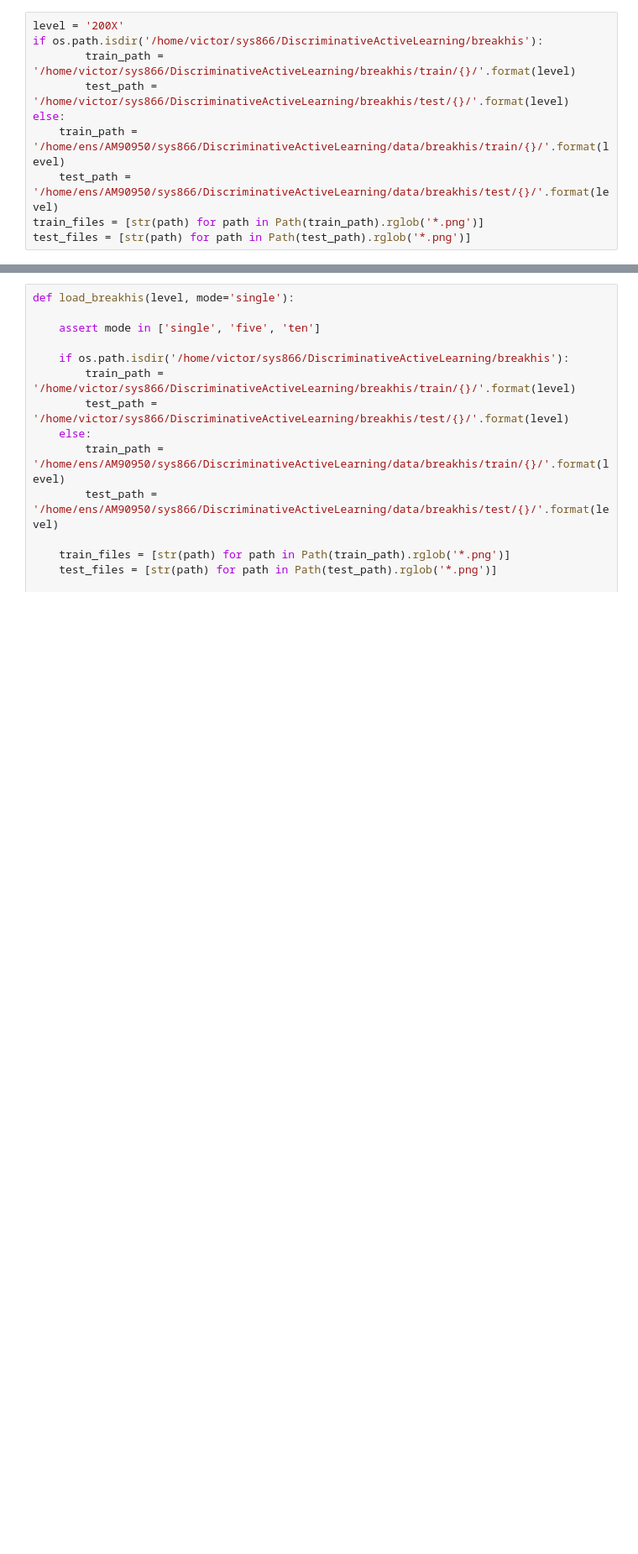
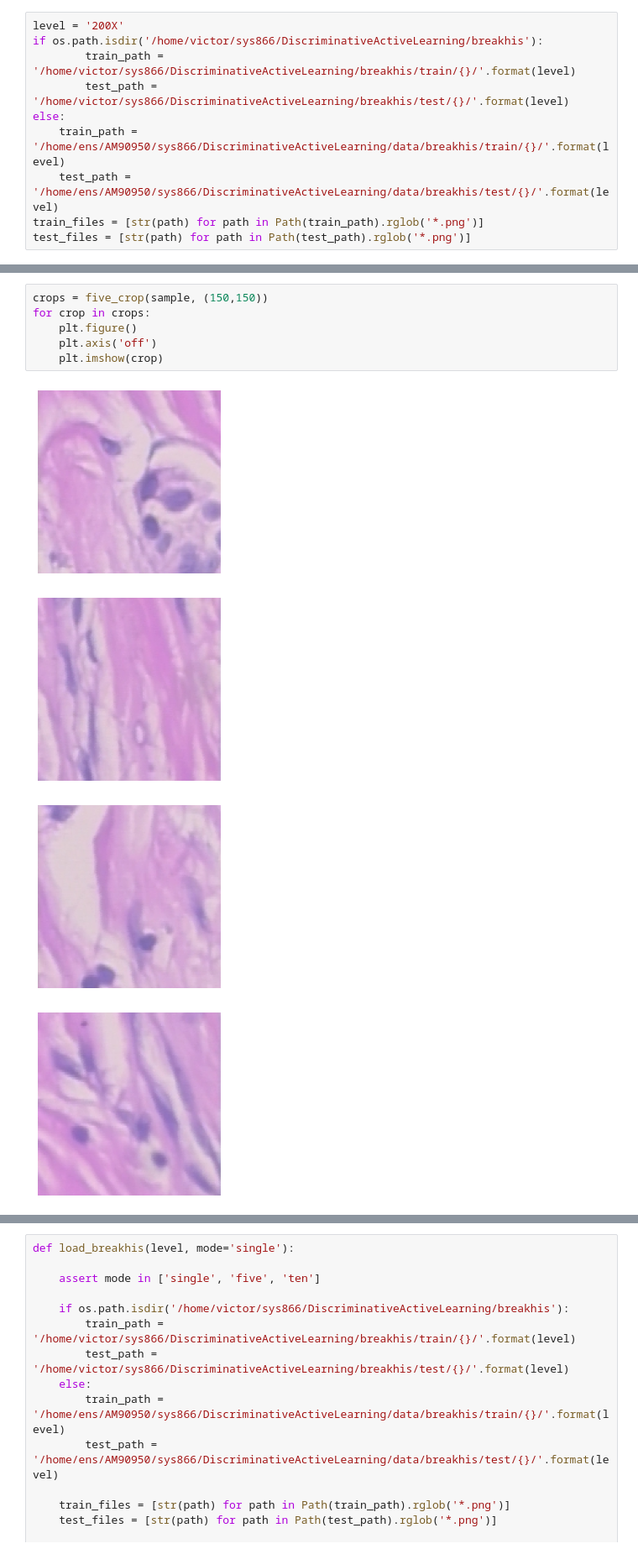
Before and after one commit to VictorRocheleau/DiscriminativeActiveLearning, a Jupyter notebook: data/extract_patches.ipynb, the cells around one changed output, grey strips where cells are left out. Shown at 84% size. Cells and saved outputs as stored; diff of their text form; blank space fills up the shorter version.

```diff
--- a/data/extract_patches.ipynb
+++ b/data/extract_patches.ipynb
@@ -71,0 +107,11 @@ test_files = [str(path) for path in Path(test_path).rglob('*.png')]
+# %%
+crops = five_crop(sample, (150,150))
+for crop in crops:
+    plt.figure()
+    plt.axis('off')
+    plt.imshow(crop)
+# %% [output]
+[figure, added]
+[figure, added]
+[figure, added]
+[figure, added]
```
Also changed, not shown: parts of 28 cells of this notebook, 21 other files.
